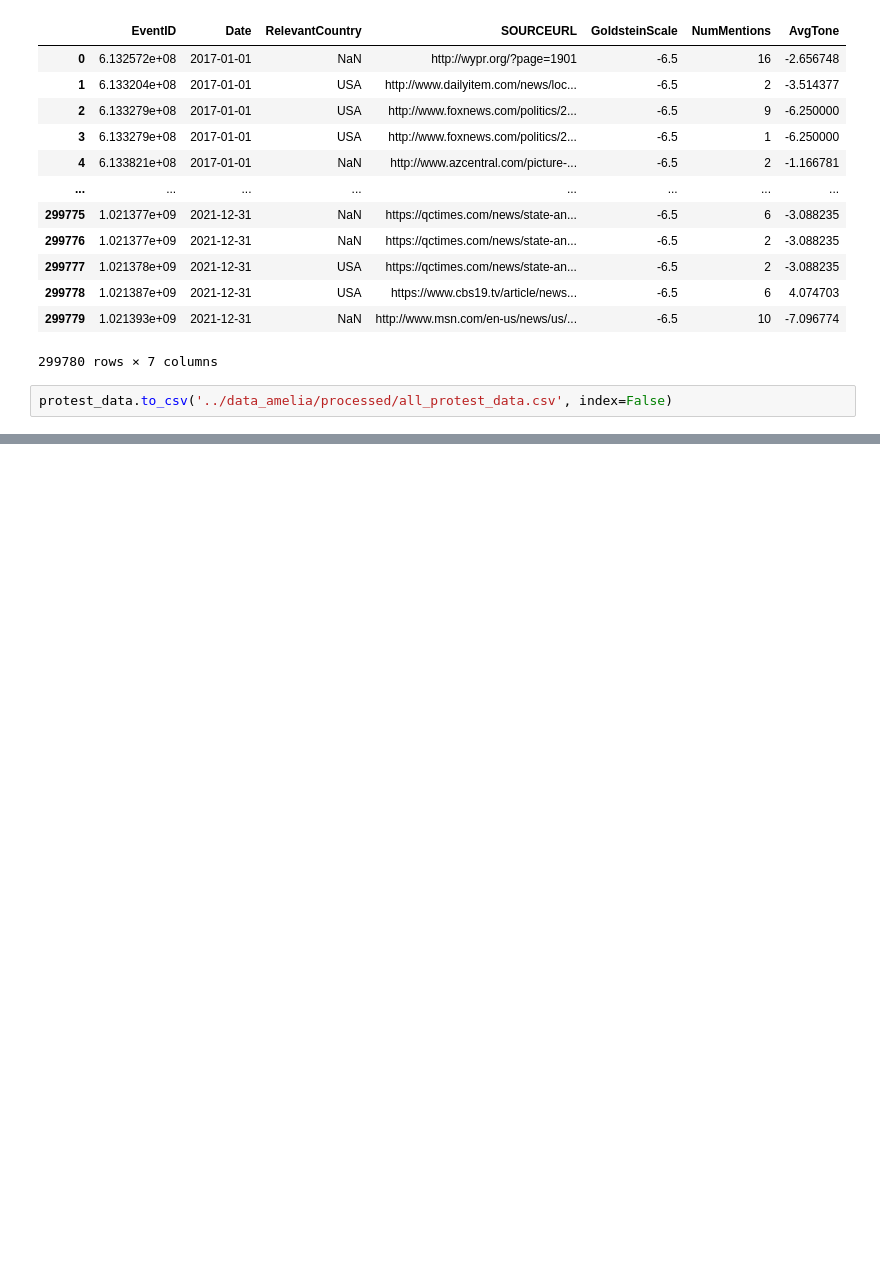
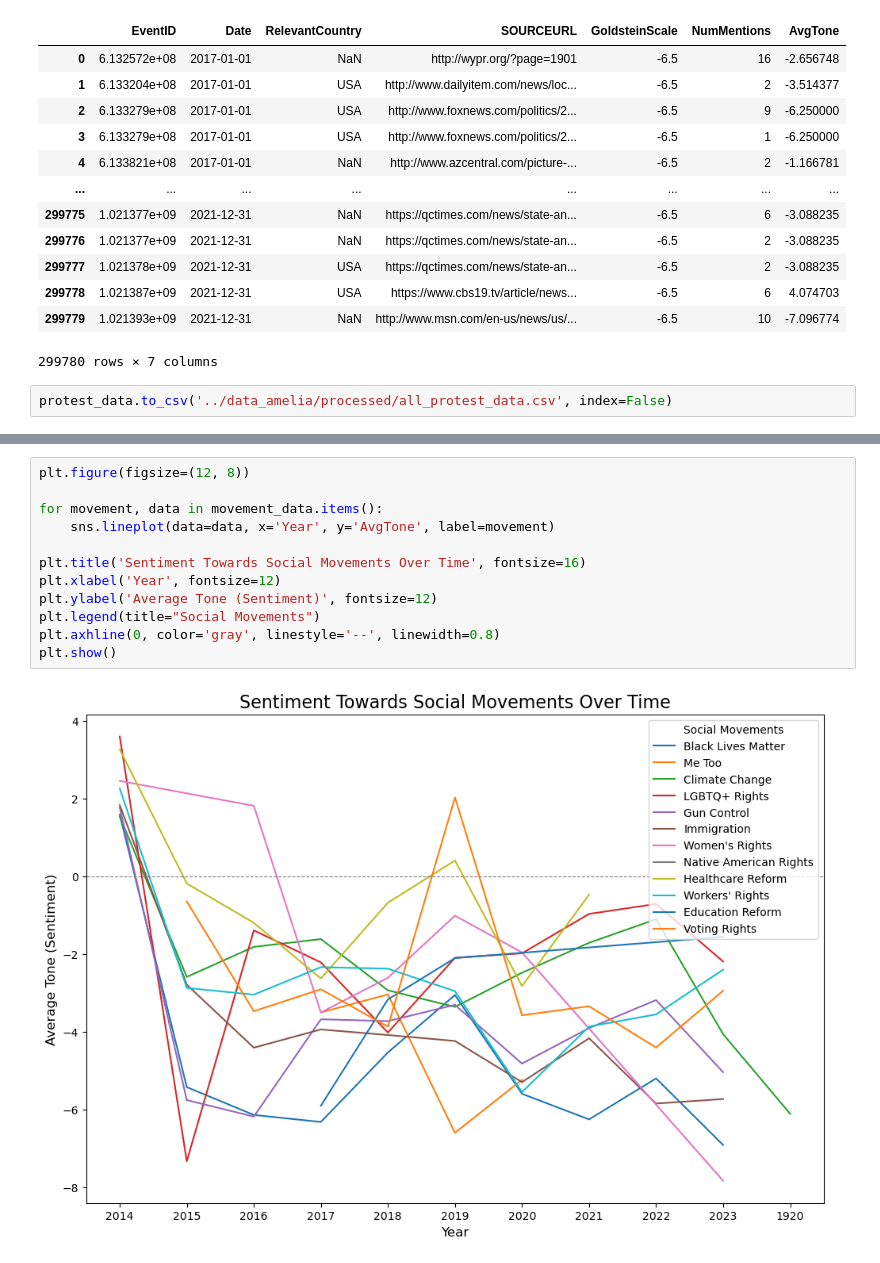
Before and after one commit to lse-ds105/ds105a-2024-project-data_dazzlers, a Jupyter notebook: code_amelia/NB02_data_processing.ipynb, the cells around one changed output, grey strips where cells are left out. Cells and saved outputs as stored; diff of their text form; blank space fills up the shorter version.

```diff
--- a/code_amelia/NB02_data_processing.ipynb
+++ b/code_amelia/NB02_data_processing.ipynb
@@ -57,0 +359,14 @@ protest_data.to_csv('../data_amelia/processed/all_protest_data.csv', index=False
+# %%
+plt.figure(figsize=(12, 8))
+
+for movement, data in movement_data.items():
+    sns.lineplot(data=data, x='Year', y='AvgTone', label=movement)
+
+plt.title('Sentiment Towards Social Movements Over Time', fontsize=16)
+plt.xlabel('Year', fontsize=12)
+plt.ylabel('Average Tone (Sentiment)', fontsize=12)
+plt.legend(title="Social Movements")
+plt.axhline(0, color='gray', linestyle='--', linewidth=0.8)
+plt.show()
+# %% [output]
+[figure, added]
```
Also changed, not shown: parts of 21 cells of this notebook.
